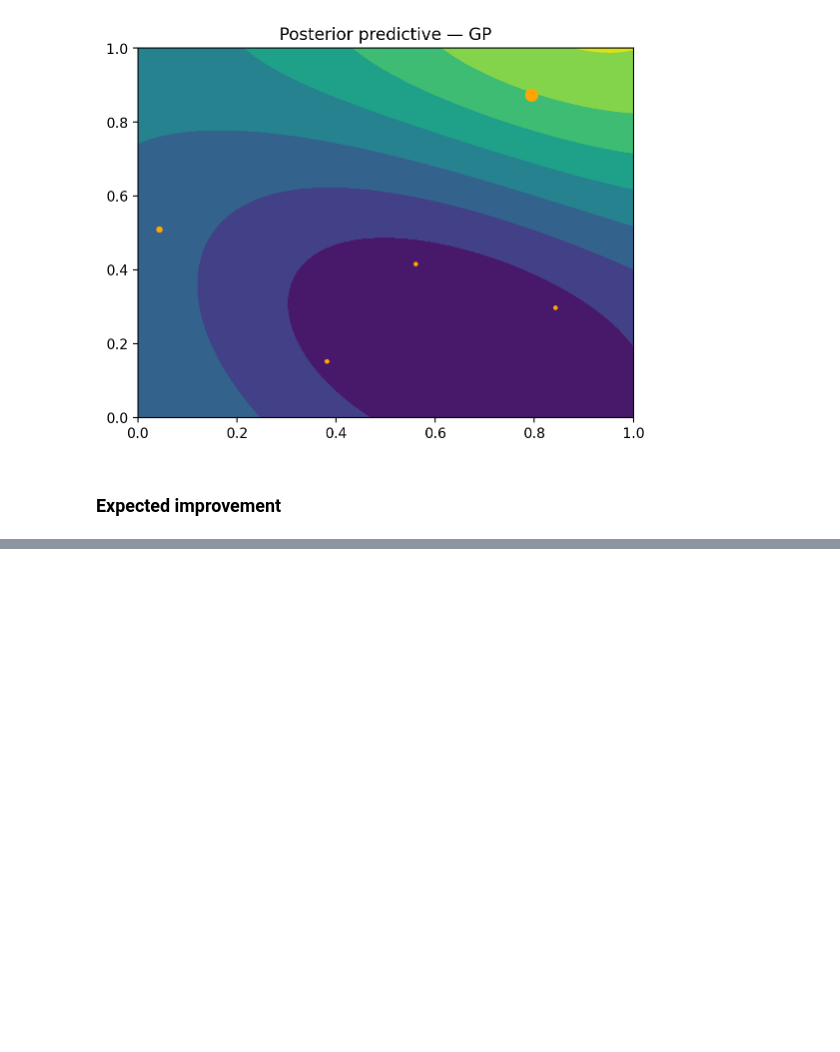
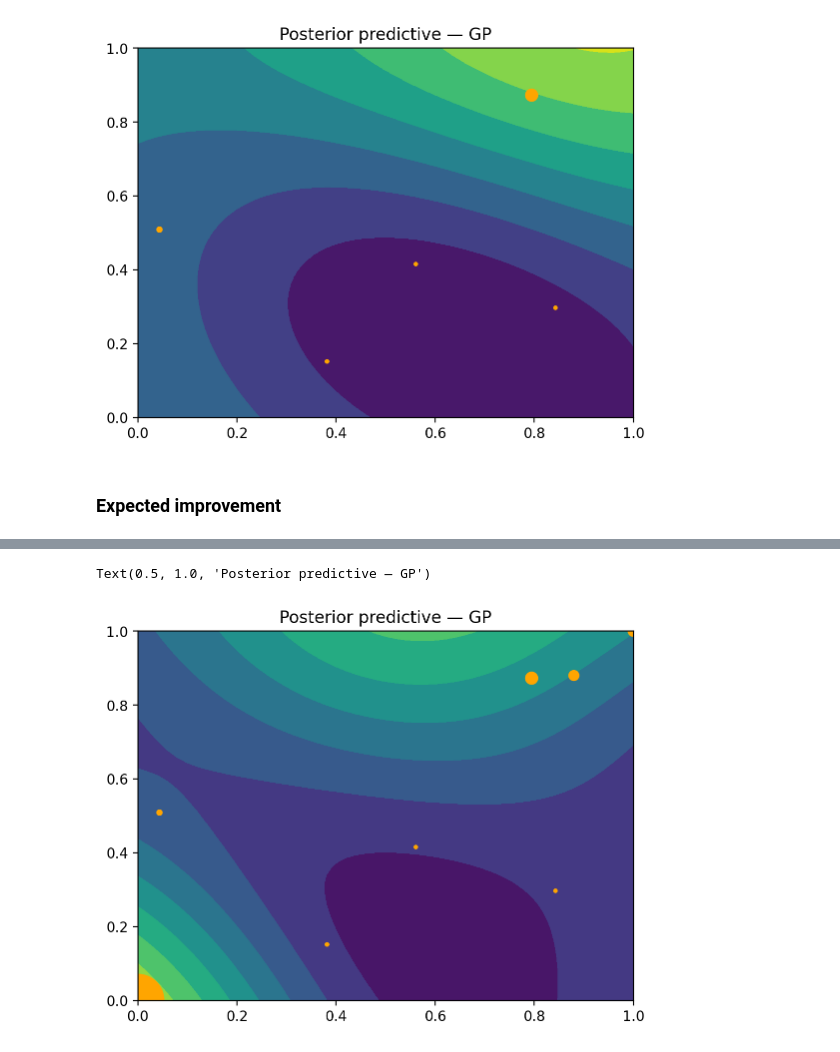
Before and after one commit to gerdm/bayes, a Jupyter notebook: gp-demo.ipynb, the cells around one changed output, grey strips where cells are left out. Saved outputs shown, nothing was run; the diff lists cells and outputs as text; code cells hidden in the pictures; blank space fills up the shorter version.

```diff
--- a/gp-demo.ipynb
+++ b/gp-demo.ipynb
@@ -478,0 +524,20 @@ Array(1.63712377, dtype=float64)
+# %%
+# Evaluate function over candidate points
+ei_xtest = jax.vmap(expected_improvement, in_axes=(0, None, None))(xtest, D_next, init_params)
+ei_grid = einops.rearrange(ei_xtest, "(width height) -> width height", width=nd1)
+# %%
+# Select index with maxium value
+ix_max = ei_xtest.argmax()
+
+# EI value
+ei_xtest[ix_max]
+
+# Position and function evaluation
+x_next = xtest[ix_max]
+y_next = branin(*x_next)
+
+# Update dataset
+x_new = jnp.concatenate([D_next.X, x_next[None]])
+y_new = jnp.append(D_next.y.ravel(), y_next)[:, None]
+
+D_next = Dataset(X=x_new, y=y_new)
@@ -478,0 +551,17 @@ Array(1.63712377, dtype=float64)
+# %%
+# Update GP
+latent_dist = posterior(init_params, D_next)(xtest)
+predictive_dist = likelihood(init_params, latent_dist)
+
+predictive_mean = predictive_dist.mean()
+predictive_std = predictive_dist.stddev()
+# %%
+pm_grid = einops.rearrange(predictive_mean, "(width height) -> width height", width=nd1)
+plt.contourf(*xtest_grid, pm_grid)
+
+size = 5 * jnp.exp(D_next.y - D_next.y.min())
+plt.scatter(*D_next.X.T, s=size, c="orange")
+plt.title("Posterior predictive — GP")
+# %% [output]
+Text(0.5, 1.0, 'Posterior predictive — GP')
+[figure, added]
```
Also changed, not shown: parts of 27 cells of this notebook.
